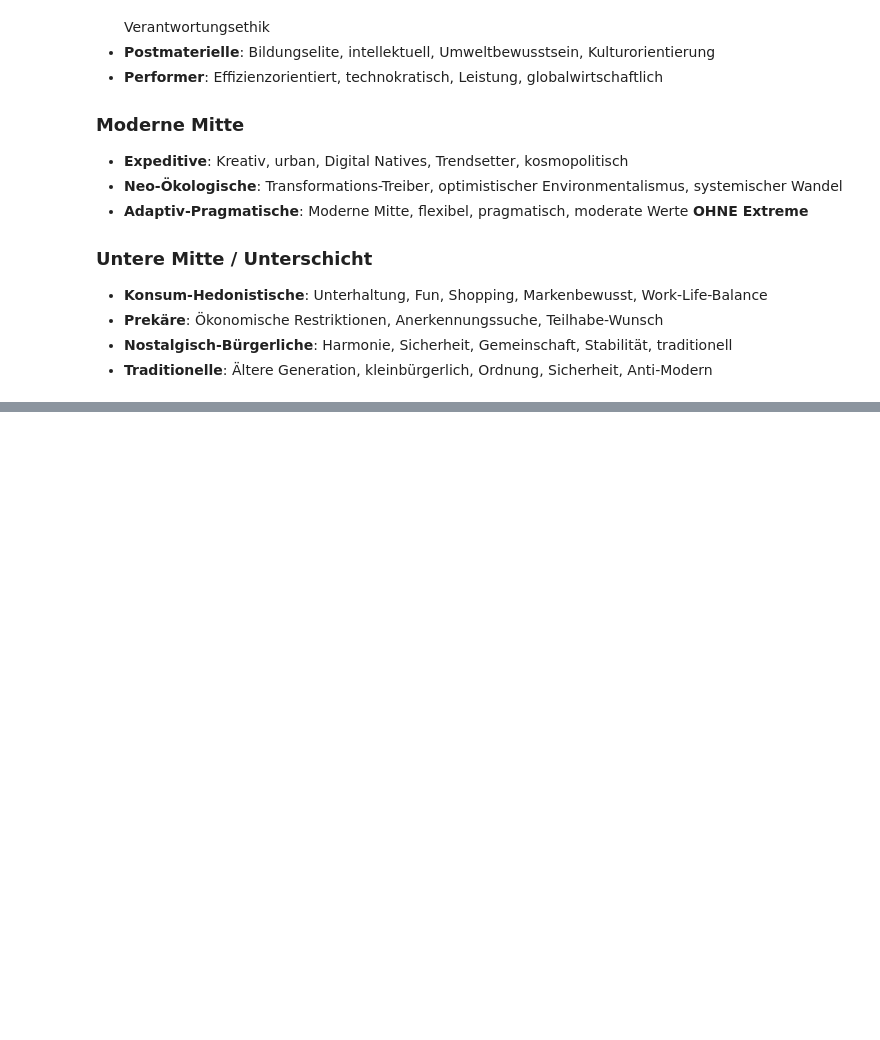
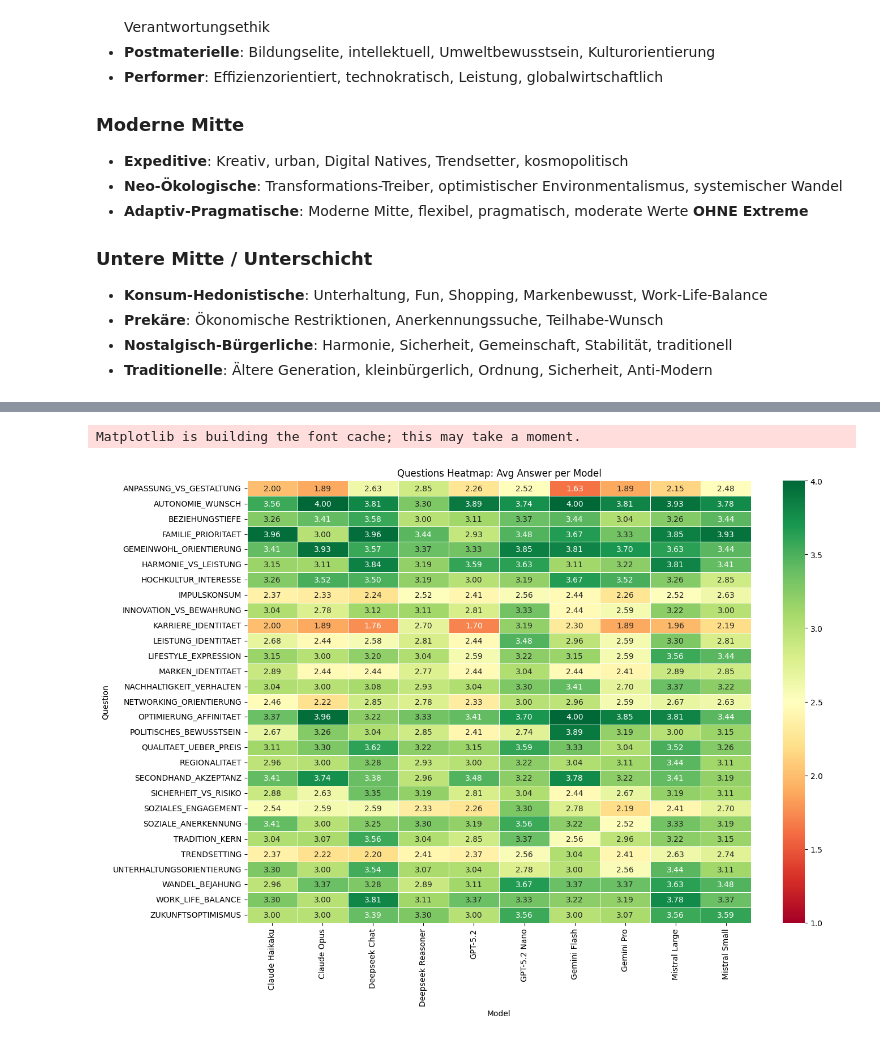
Before and after one commit to Superheld/LLMSurvey, a Jupyter notebook: notebooks/evaluation.ipynb, the cells around one changed output, grey strips where cells are left out. Saved outputs shown, nothing was run; the diff lists cells and outputs as text; code cells hidden in the pictures; blank space fills up the shorter version.

```diff
--- a/notebooks/evaluation.ipynb
+++ b/notebooks/evaluation.ipynb
@@ -130,0 +219,9 @@ Deepseek Reasoner     4 Adaptiv-Pragmatische       0.681          Prekäre
+# %%
+# Pivot: Fragen als Zeilen, Models als Spalten
+df_pivot = df_answers.pivot(
+    index='question_label',  # oder 'question_id'
+    columns='model',
+    values='avg_answer'
+)
+
+print(df_pivot)
@@ -130,0 +246,22 @@ Deepseek Reasoner     4 Adaptiv-Pragmatische       0.681          Prekäre
+# %%
+import seaborn as sns
+import matplotlib.pyplot as plt
+
+plt.figure(figsize=(14, 10))
+sns.heatmap(
+    df_pivot,
+    annot=True,      # Zahlen in die Zellen
+    fmt='.2f',       # 2 Dezimalstellen
+    cmap='RdYlGn',   # Rot-Gelb-Grün (1=Rot, 4=Grün)
+    vmin=1,          # Min-Wert
+    vmax=4,          # Max-Wert
+    linewidths=0.5
+)
+plt.title('Questions Heatmap: Avg Answer per Model')
+plt.xlabel('Model')
+plt.ylabel('Question')
+plt.tight_layout()
+plt.show()
+# %% [output]
+Matplotlib is building the font cache; this may take a moment.
+[figure, added]
```
Also changed, not shown: parts of 8 cells of this notebook, 3 other files.
